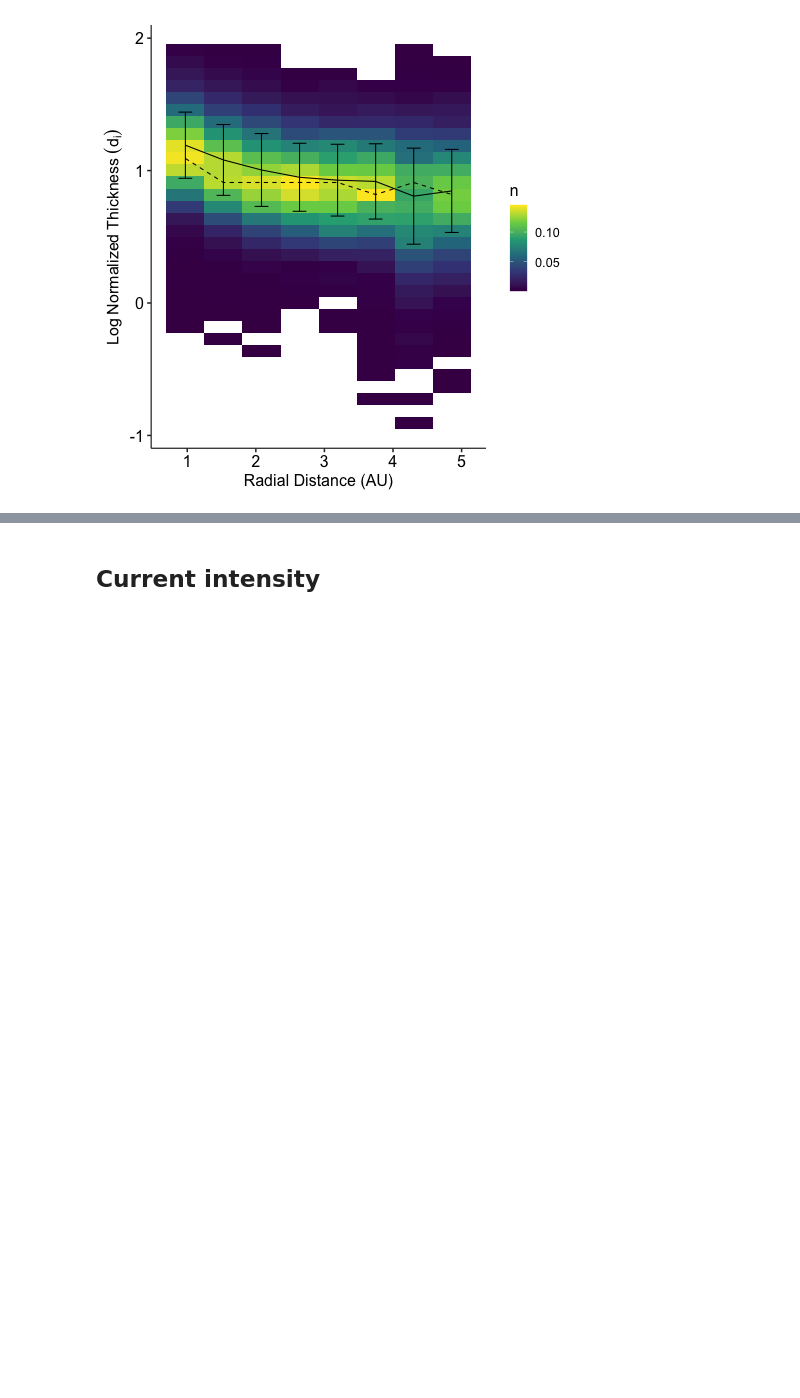
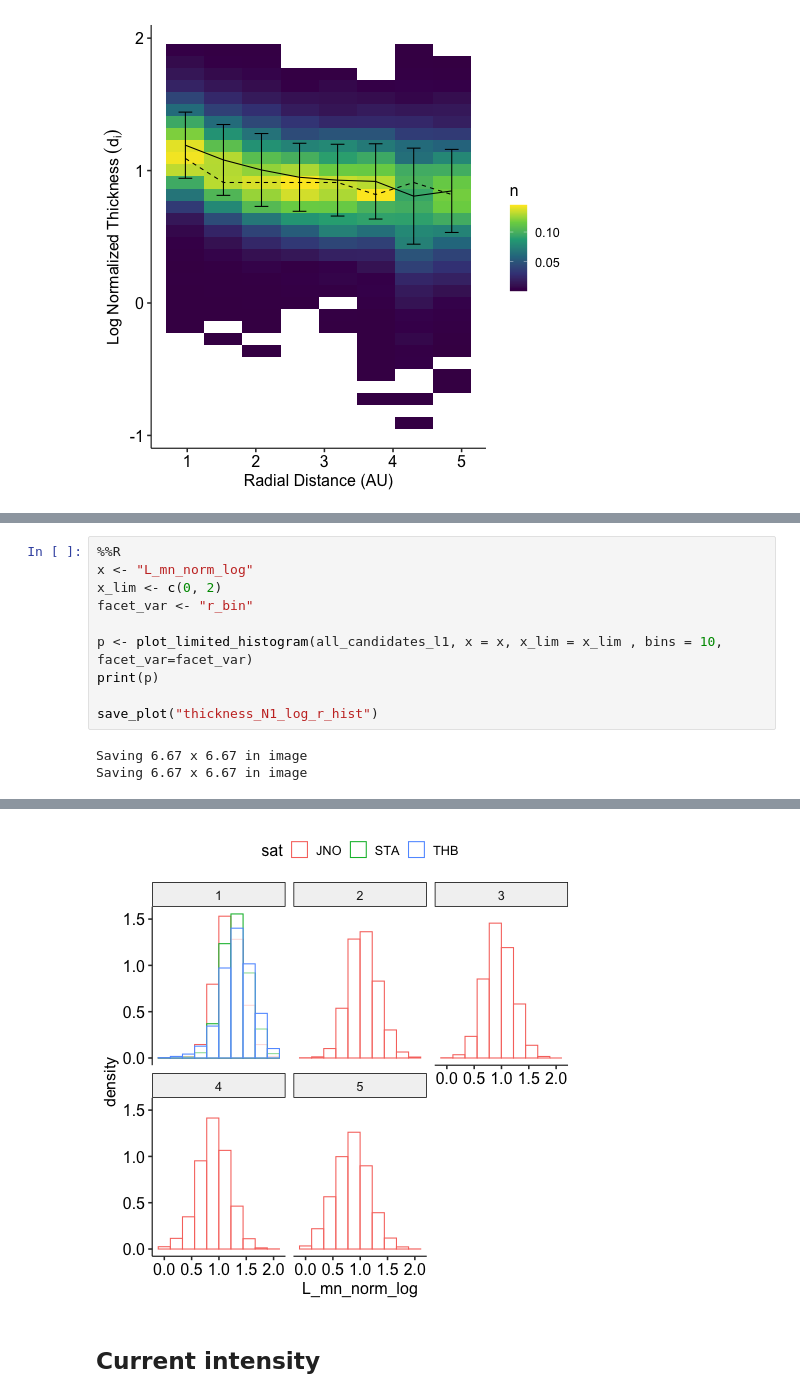
Before and after one commit to Beforerr/discontinuitypy, a Jupyter notebook: notebooks/analysis/02_properties.ipynb, the cells around one changed output, grey strips where cells are left out. Saved outputs shown, nothing was run; the diff lists cells and outputs as text; blank space fills up the shorter version.

```diff
--- a/notebooks/analysis/02_properties.ipynb
+++ b/notebooks/analysis/02_properties.ipynb
@@ -388,0 +442,13 @@ Saving 6.67 x 6.67 in image
+# %%
+%%R
+x <- "L_mn_norm_log"
+x_lim <- c(0, 2)
+facet_var <- "r_bin"
+
+p <- plot_limited_histogram(all_candidates_l1, x = x, x_lim = x_lim , bins = 10, facet_var=facet_var)
+print(p)
+
+save_plot("thickness_N1_log_r_hist")
+# %% [output]
+Saving 6.67 x 6.67 in image
+Saving 6.67 x 6.67 in image
@@ -389,3 +456,4 @@ Saving 6.67 x 6.67 in image
+[figure, added]
 # %% [markdown]
 ## Current intensity
 # %% [markdown]
```
Also changed, not shown: parts of 23 cells of this notebook, 18 other files.
